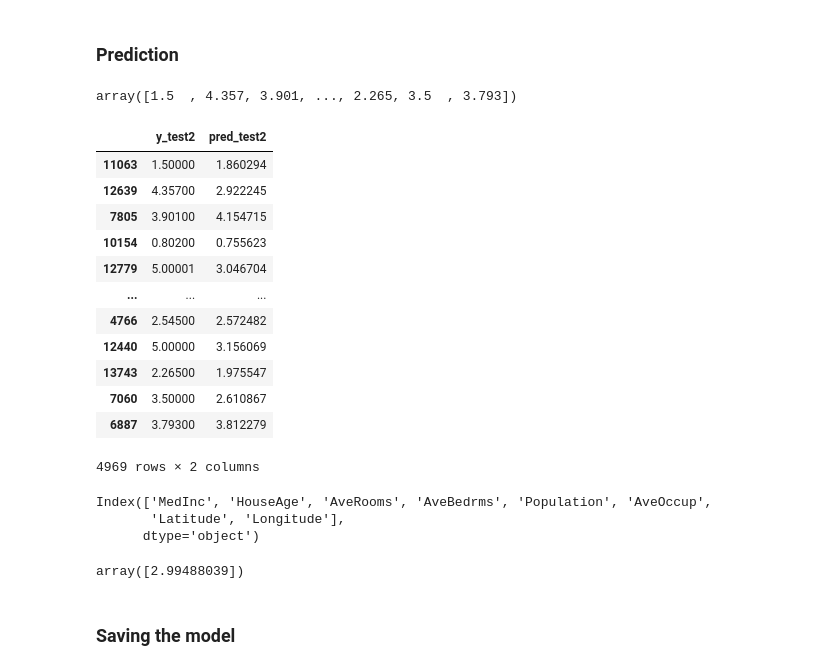
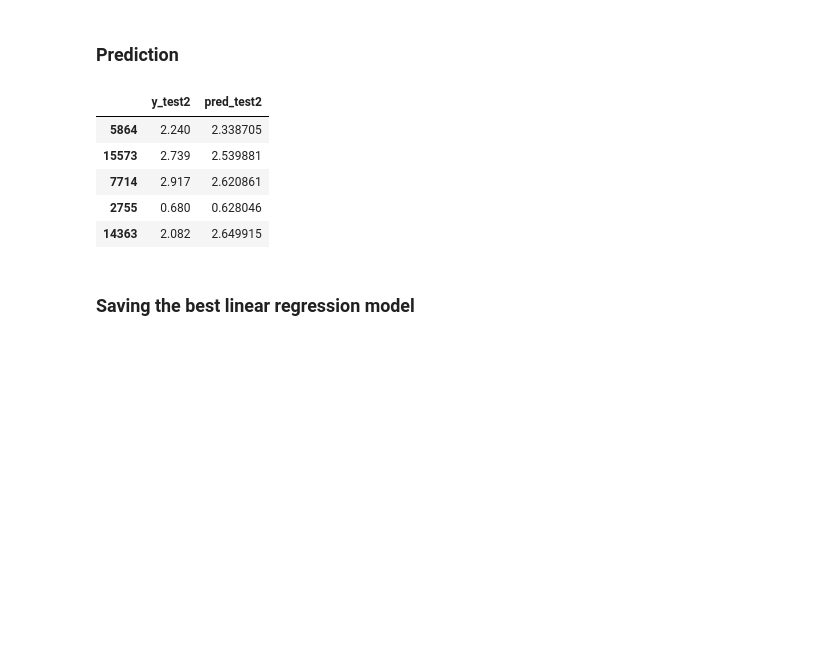
Before and after one commit to zedems01/outliers_impact_prediction_app, a Jupyter notebook: notebooks/house.ipynb, the cells around one changed output. Saved outputs shown, nothing was run; the diff lists cells and outputs as text; code cells hidden in the pictures; blank space fills up the shorter version.

```diff
--- a/notebooks/house.ipynb
+++ b/notebooks/house.ipynb
@@ -221,0 +184,14 @@ y_pred = res.predict()
+# %%
+X_train, X_test, y_train, y_test = train_test_split(new_data.drop(['MedHouseVal'], axis=1), new_data['MedHouseVal'], test_size=0.3, random_state=42)
+
+scaler_ = StandardScaler()
+
+X_train = scaler_.fit_transform(X_train)
+X_test = scaler_.transform(X_test)
+
+feature_names_ = ['MedInc', 'HouseAge', 'AveRooms', 'AveBedrms', 'AveOccup', 'Latitude', 'Longitude']
+X_train = pd.DataFrame(X_train, columns=feature_names_)
+X_train['MedHouseVal'] = np.array(y_train)
+model = smf.ols(formula=f"MedHouseVal ~ {'+'.join(feature_names_)}", data=X_train)
+res = model.fit()
+res.summary()
@@ -224,21 +228,5 @@ y_pred = res.predict()
-# %%
-def plot_boxplot(dataframe, title='', fliers = True, return_whiskers = True, feature_name=''):
-    fig, ax = plt.subplots(1, 1)# figsize=(20, 7))
-    box = ax.boxplot(dataframe[feature_name], showfliers=fliers)
-    ax.set_title(feature_name)
-    lower_whisker = box['whiskers'][0].get_ydata()[1]
-    upper_whisker = box['whiskers'][1].get_ydata()[1]
-    print(f'--------{feature_name}--------')
-    print(f"Lower Whisker: {lower_whisker}")
-    print(f"Upper Whisker: {upper_whisker}\n")
-    plt.tight_layout()
-
-    plt.show()
-    plt.close()
-    if return_whiskers:
-        return lower_whisker, upper_whisker
 # %%
 all_whiskers = {}
 
-for feature in feature_names:
+for feature in feature_names_:
     all_whiskers[feature] = plot_boxplot(X, feature_name=feature)
@@ -256,13 +272,14 @@ all_whiskers
 # %%
 # removing outliers
-out_feat = ['HouseAge', 'AveRooms', 'AveBedrms', 'Population', 'AveOccup']
+out_feat = ['MedInc', 'AveRooms', 'AveBedrms', 'AveOccup']
 X = data.frame
 
 df = X[
     (X[out_feat[0]] >= all_whiskers[out_feat[0]][0]) & (X[out_feat[0]] <= all_whiskers[out_feat[0]][1]) &
     (X[out_feat[1]] >= all_whiskers[out_feat[1]][0]) & (X[out_feat[1]] <= all_whiskers[out_feat[1]][1]) &
     (X[out_feat[2]] >= all_whiskers[out_feat[2]][0]) & (X[out_feat[2]] <= all_whiskers[out_feat[2]][1]) &
-    (X[out_feat[3]] >= all_whiskers[out_feat[3]][0]) & (X[out_feat[3]] <= all_whiskers[out_feat[3]][1]) &
-    (X[out_feat[4]] >= all_whiskers[out_feat[4]][0]) & (X[out_feat[4]] <= all_whiskers[out_feat[4]][1])
+    (X[out_feat[3]] >= all_whiskers[out_feat[3]][0]) & (X[out_feat[3]] <= all_whiskers[out_feat[3]][1])
     ].reset_index(drop=True)
+
+df.to_csv('../data/df.csv', index=False)
 # %%
@@ -320,26 +350,14 @@ plot_residuals(resid_test2, pred_test2, "Residuals for test2 set")
 # %% [markdown]
 ### Prediction
-# %%
-np.array(y_test2)
-# pred_test2.shape
-# %% [output]
-array([1.5  , 4.357, 3.901, ..., 2.265, 3.5  , 3.793])
 # %%
-pd.DataFrame({'y_test2': y_test2, 'pred_test2': pred_test2})
+pd.DataFrame({'y_test2': y_test2, 'pred_test2': pred_test2}).head()
 # %% [output]
 |  | y_test2 | pred_test2 |
-| 11063 | 1.50000 | 1.860294 |
-| 12639 | 4.35700 | 2.922245 |
-| 7805 | 3.90100 | 4.154715 |
-| 10154 | 0.80200 | 0.755623 |
-| 12779 | 5.00001 | 3.046704 |
-| ... | ... | ... |
-| 4766 | 2.54500 | 2.572482 |
-| 12440 | 5.00000 | 3.156069 |
-| 13743 | 2.26500 | 1.975547 |
-| 7060 | 3.50000 | 2.610867 |
-| 6887 | 3.79300 | 3.812279 |
+| 5864 | 2.240 | 2.338705 |
+| 15573 | 2.739 | 2.539881 |
+| 7714 | 2.917 | 2.620861 |
+| 2755 | 0.680 | 0.628046 |
+| 14363 | 2.082 | 2.649915 |
-4969 rows × 2 columns
 # %%
 X_api = X_api.reset_index(drop=True)
 y_api = y_api.reset_index(drop=True)
@@ -348,18 +366,5 @@ data_api.to_csv('data.csv', index=False)
-# %%
-feature_names
-# %% [output]
-Index(['MedInc', 'HouseAge', 'AveRooms', 'AveBedrms', 'Population', 'AveOccup',
-       'Latitude', 'Longitude'],
-      dtype='object')
-# %%
-new = np.array(X_api.loc[5])
-new_scaled = scaler2.transform([new])
-
-lr2.predict(new_scaled)
-# %% [output]
-array([2.99488039])
 # %% [markdown]
-### Saving the model
+### Saving the best linear regression model
 # %%
 import pickle
 
```
Also changed, not shown: parts of 46 cells of this notebook, 20 other files.
